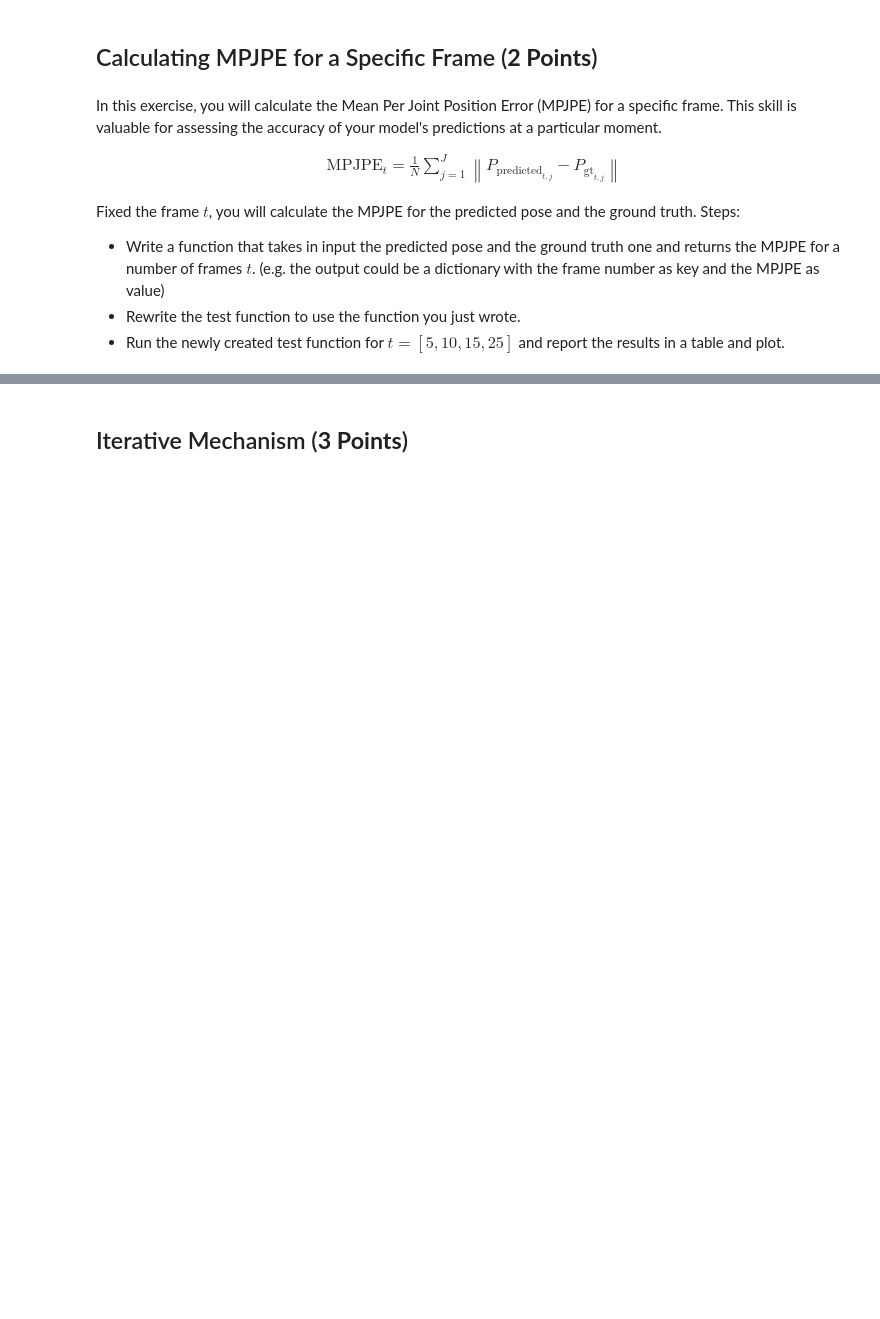
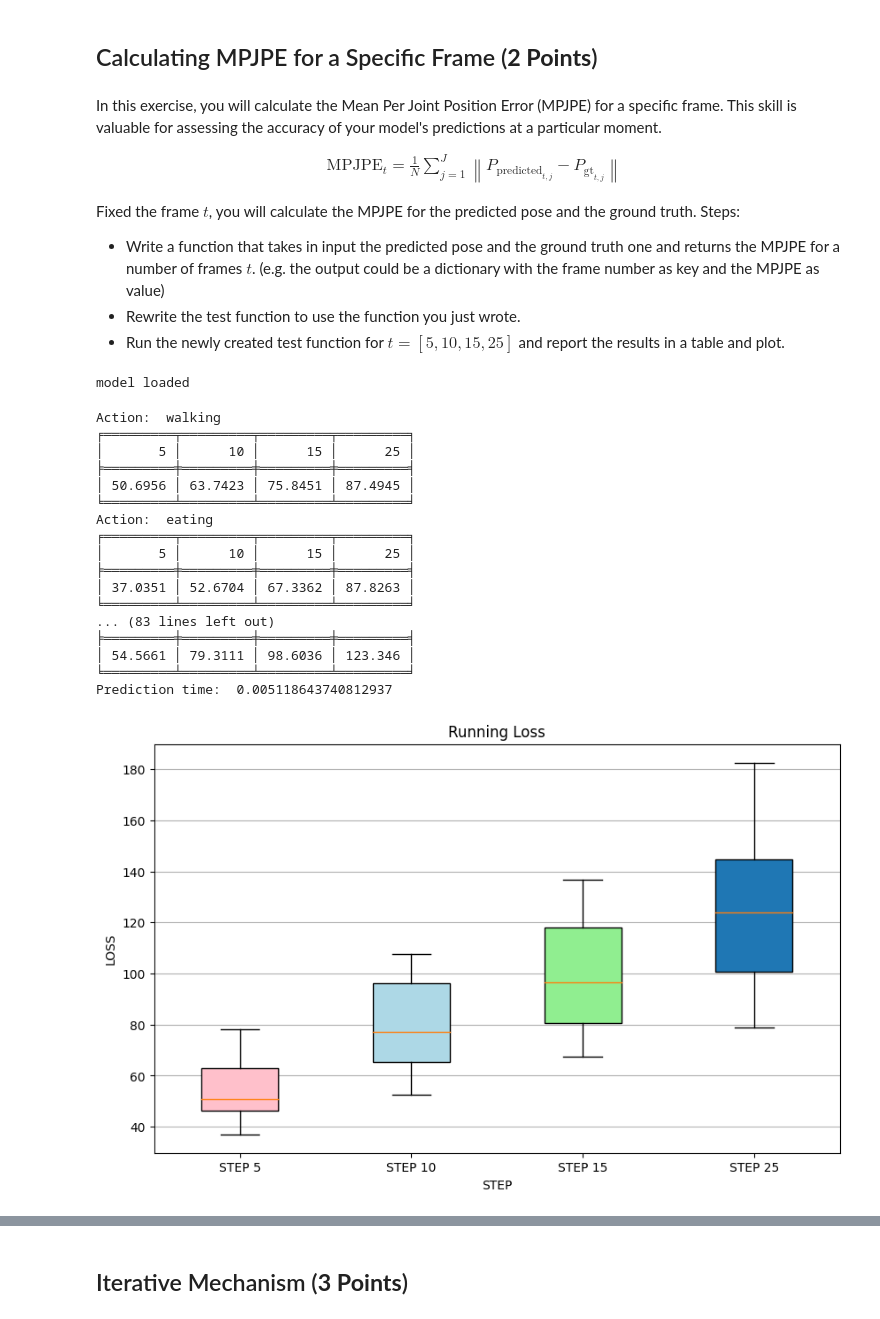
Before and after one commit to Mamiglia/AML_HW3, a Jupyter notebook: Practice/AML_practice.ipynb, the cells around one changed output, grey strips where cells are left out. Saved outputs shown, nothing was run; the diff lists cells and outputs as text; code cells hidden in the pictures; blank space fills up the shorter version.

```diff
--- a/Practice/AML_practice.ipynb
+++ b/Practice/AML_practice.ipynb
@@ -705,10 +708,20 @@ Fixed the frame $t$, you will calculate the MPJPE for the predicted pose and the
 - Write a function that takes in input the predicted pose and the ground truth one and returns the MPJPE for a number of frames $t$. (e.g. the output could be a dictionary with the frame number as key and the MPJPE as value)
 - Rewrite the test function to use the function you just wrote.
 - Run the newly created test function for $t=[5, 10, 15, 25]$ and report the results in a table and plot.
-# %%
-def mpjpe_per_frame(sequences_predict,sequences_gt, frames_to_consider):
-    '''
-    Insert your code below
-    '''
-    return ...
+# %%
+def mpjpe_per_frame(sequences_predict,sequences_gt,frames_to_consider):
+    '''
+    Insert your code below
+    '''
+    num_frames = len(frames_to_consider)
+
+    pred = sequences_predict[:,frames_to_consider,:,:].permute(0,2,1,3)
+    gt = sequences_gt[:,frames_to_consider,:,:].permute(0,2,1,3)
+
+    batch_pred = pred.reshape(-1,num_frames,3)
+    batch_gt = gt.reshape(-1,num_frames,3)
+
+    means = torch.mean(torch.norm(batch_gt-batch_pred,2,2),0).cpu().numpy()
+
+    return means
 # %%
@@ -780,7 +824,27 @@ def test_per_frame(ckpt_path=None):
 # %%
 '''
 Insert your code below where you want to load the model and test it.
 You need to specify the path to the model checkpoint file and call the test function.
 '''
-ckpt_path = ...
-test_per_frame(ckpt_path)
+# ckpt_path = ...
+test_per_frame(ckpt_path="checkpoints/h36m_3d_25frames_ckpt_epoch_40.pt")
+# %% [output]
+model loaded
+Action:  walking
+╒═════════╤═════════╤═════════╤═════════╕
+│       5 │      10 │      15 │      25 │
+╞═════════╪═════════╪═════════╪═════════╡
+│ 50.6956 │ 63.7423 │ 75.8451 │ 87.4945 │
+╘═════════╧═════════╧═════════╧═════════╛
+Action:  eating
+╒═════════╤═════════╤═════════╤═════════╕
+│       5 │      10 │      15 │      25 │
+╞═════════╪═════════╪═════════╪═════════╡
+│ 37.0351 │ 52.6704 │ 67.3362 │ 87.8263 │
+╘═════════╧═════════╧═════════╧═════════╛
+... (83 lines left out)
+╞═════════╪═════════╪═════════╪═════════╡
+│ 54.5661 │ 79.3111 │ 98.6036 │ 123.346 │
+╘═════════╧═════════╧═════════╧═════════╛
+Prediction time:  0.005118643740812937
+[figure, added]
```
Also changed, not shown: parts of 20 cells of this notebook, 5 other files.
